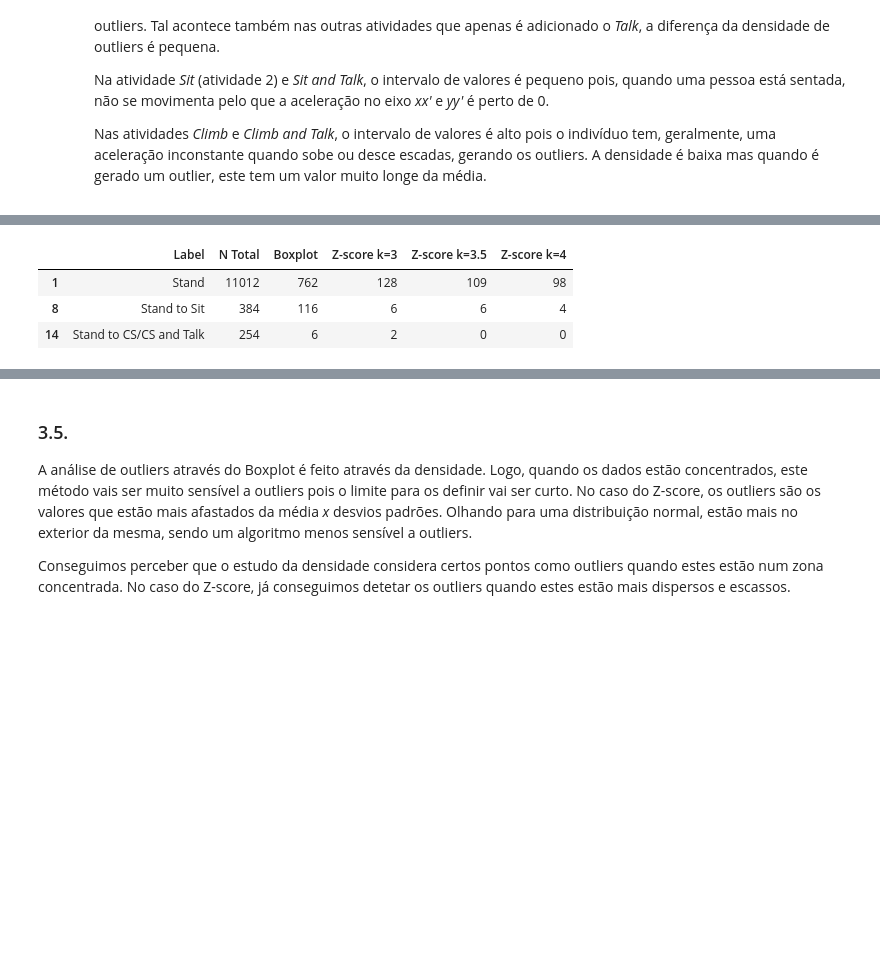
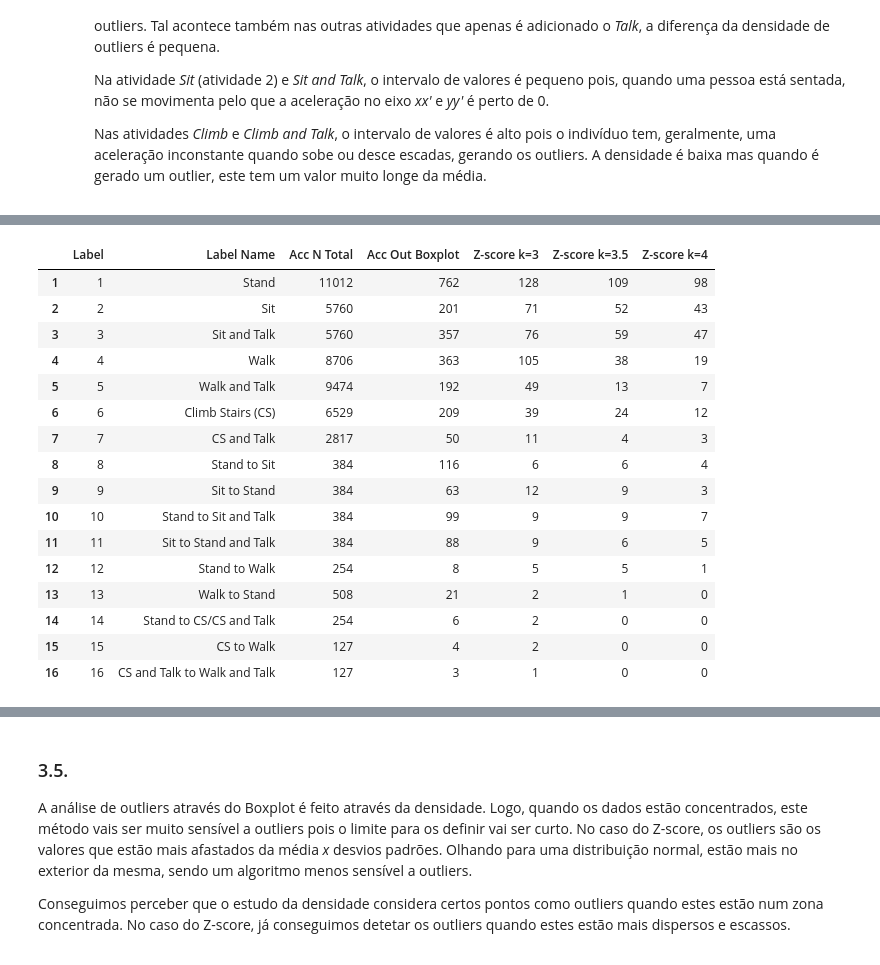
Before and after one commit to leonorcoelh0/TCD, a Jupyter notebook: Code/mainActivity.ipynb, the cells around one changed output, grey strips where cells are left out. Cells and saved outputs as stored; diff of their text form; code cells hidden in the pictures; blank space fills up the shorter version.

Commit message:
Correção dos plots e alteração do kmeans

```diff
--- a/Code/mainActivity.ipynb
+++ b/Code/mainActivity.ipynb
@@ -77,5 +85,5 @@ f = 51.2
 # %%
-def read_file(n_ids=15, dev=3):
+def read_file(n_ids=1, dev=2):
     dfs = []
     for id in range(n_ids):
         file_path = dir_files + 'part' + str(id) + '/part' + str(id) + 'dev' + str(dev) + '.csv'
@@ -90,7 +98,10 @@ def read_file(n_ids=15, dev=3):
         dfs.append(data)
 
     data = pd.concat(dfs,axis=0)
-
+    data['Label'] = data['Label'].astype(int)
+    labels = act_labels[data['Label'].astype(int)-1]
+    data['Label Name'] = labels
+#     data['Label'] = pd.Series((data['Label']).astype(int))
     return data
 
 
@@ -119,16 +130,17 @@ def calc_mod(data):
     mag = np.sqrt((data['Mag X']**2 + data['Mag Y']**2 + data['Mag Z']**2))
 
     frame = {
-        'Dev Id': data['Dev Id'],
+        'Dev Id': data['Dev Id'].astype(int),
         'Acc': acc,
         'Gyr': gyr,
         'Mag': mag,
         'Timestamp': data['Timestamp'],
-        'Label': data['Label']
+        'Label': data['Label'],
+        'Label Name': data['Label Name']
     }
-
-    return pd.DataFrame(frame)
+    data = pd.DataFrame(frame)
+    display(data)
+    return data
 
 data_mod = calc_mod(data)
-data_mod
 # %% [output]
@@ -249,25 +262,23 @@ density = density_acc
 # %%
 def plotZscore(data,vec_name):
-    column = data.columns[0]
     for act in acts:
-        data_act = data.loc[data['Label'] == act,column]
-
-        plt.figure(figsize=(3*(len(k_values)+1),10))
-        for i in range(1,len(k_values)+1):
-            k = k_values[i-1]
-
+        data_act = data.loc[data['Label'] == act,vec_name]
+        fig = go.Figure()
+        for k in k_values:
             [outliers,not_outliers] = zscore(data_act, data_act.mean(), data_act.std(), k)
 
-            plt.subplot(1,len(k_values)+1,i)
-            plt.scatter(np.full((1,outliers.shape[0]),act),outliers,s=10,c='red',label='Outliers')
-            plt.scatter(np.full((1,not_outliers.shape[0]),act),not_outliers,s=10,c='blue',label='Not Outliers')
-            plt.title('Zscore ' + vec_name + ' act=' + str(act) + ' k=' + str(k))
-            plt.legend()
+            fig.add_trace(go.Scatter(x=np.full(outliers.shape[0],k), y=outliers,
+                                mode='markers',
+                                name='Outliers k=' + str(k), marker_color='red'))
 
-        plt.subplot(1,len(k_values)+1,len(k_values)+1)
-        data_act.plot.box(sym='r.')
-        plt.title('Boxplot ' + vec_name + ' act=' + str(act))
-        plt.savefig('../Plots/Zscores/'+'zscore-act-' + str(act))
+            fig.add_trace(go.Scatter(x=np.full(not_outliers.shape[0],k), y=not_outliers,
+                                mode='markers',
+                                name='Not Outliers k=' + str(k), marker_color='blue'))
+
+        fig.add_trace(go.Box(x=np.full(data_act.shape[0],4.5),y=data_act))
+        fig.update_layout(title=vec_name + ' Zscore vs Boxplot ' + act_labels[act-1])
+        fig.update_traces(marker=dict(size=3))
+        fig.show()
 
 def zscore(data, mean, std,k):
     z = (data - mean) / std
@@ -281,42 +292,57 @@ def zscore(data, mean, std,k):
     return [out,not_out]
 
 def outliersZscore(density,data,vec_name,n_act=16):
-    column = data.columns[0]
+    column = vec_name
     n_outliers = list()
 
-    for act in acts:
+    for act in range(1,n_act+1):
         k_out = list()
         for k in k_values:
             data_act = data.loc[data['Label'] == act,column]
             [out,not_out] = zscore(data_act, data_act.mean(), data_act.std(), k)
 
             k_out.append(out.shape[0])
 
         df = pd.DataFrame(k_out)
         df.columns = [act]
         df.index = k_values
         n_outliers.append(df)
 
     n_outliers = pd.concat(n_outliers,axis=1)
     n_outliers = n_outliers.transpose()
 
-    data_zscore = pd.concat([density[['Label','N Total','N Outliers']],n_outliers],axis=1)
-    data_zscore = data_zscore.rename(columns = {'N Outliers': 'Boxplot'})
+    data_zscore = pd.concat([density[['Label','Label Name',vec_name + ' N Total',vec_name + ' N Outliers']],n_outliers],axis=1)
+    data_zscore = data_zscore.rename(columns = {vec_name + ' N Outliers': vec_name + ' Out Boxplot'})
 
     for k in k_values:
         data_zscore = data_zscore.rename(columns={k: 'Z-score k=' + str(k)})
 
-    plotZscore(data,vec_name)
-
-    dfi.export(data_zscore,'../Plots/Tables/table-zscore-' + vec_name.lower() + '.png')
+#     plotZscore(data,vec_name)
 
     return data_zscore
 
-acc_zscore = outliersZscore(density_acc,data_mod[['Acc','Label']],'Acc')
+acc_zscore = outliersZscore(density,data_mod,'Acc')
+gyr_zscore = outliersZscore(density,data_mod,'Gyr')
+mag_zscore = outliersZscore(density,data_mod,'Mag')
 
 display(acc_zscore)
+display(gyr_zscore)
+display(mag_zscore)
 # %% [output]
-|  | Label | N Total | Boxplot | Z-score k=3 | Z-score k=3.5 | Z-score k=4 |
-| 1 | Stand | 11012 | 762 | 128 | 109 | 98 |
-| 8 | Stand to Sit | 384 | 116 | 6 | 6 | 4 |
-| 14 | Stand to CS/CS and Talk | 254 | 6 | 2 | 0 | 0 |
+|  | Label | Label Name | Acc N Total | Acc Out Boxplot | Z-score k=3 | Z-score k=3.5 | Z-score k=4 |
+| 1 | 1 | Stand | 11012 | 762 | 128 | 109 | 98 |
+| 2 | 2 | Sit | 5760 | 201 | 71 | 52 | 43 |
+| 3 | 3 | Sit and Talk | 5760 | 357 | 76 | 59 | 47 |
+| 4 | 4 | Walk | 8706 | 363 | 105 | 38 | 19 |
+| 5 | 5 | Walk and Talk | 9474 | 192 | 49 | 13 | 7 |
+| 6 | 6 | Climb Stairs (CS) | 6529 | 209 | 39 | 24 | 12 |
+| 7 | 7 | CS and Talk | 2817 | 50 | 11 | 4 | 3 |
+| 8 | 8 | Stand to Sit | 384 | 116 | 6 | 6 | 4 |
+| 9 | 9 | Sit to Stand | 384 | 63 | 12 | 9 | 3 |
+| 10 | 10 | Stand to Sit and Talk | 384 | 99 | 9 | 9 | 7 |
+| 11 | 11 | Sit to Stand and Talk | 384 | 88 | 9 | 6 | 5 |
+| 12 | 12 | Stand to Walk | 254 | 8 | 5 | 5 | 1 |
+| 13 | 13 | Walk to Stand | 508 | 21 | 2 | 1 | 0 |
+| 14 | 14 | Stand to CS/CS and Talk | 254 | 6 | 2 | 0 | 0 |
+| 15 | 15 | CS to Walk | 127 | 4 | 2 | 0 | 0 |
+| 16 | 16 | CS and Talk to Walk and Talk | 127 | 3 | 1 | 0 | 0 |
```
Also changed, not shown: parts of 21 cells of this notebook.
